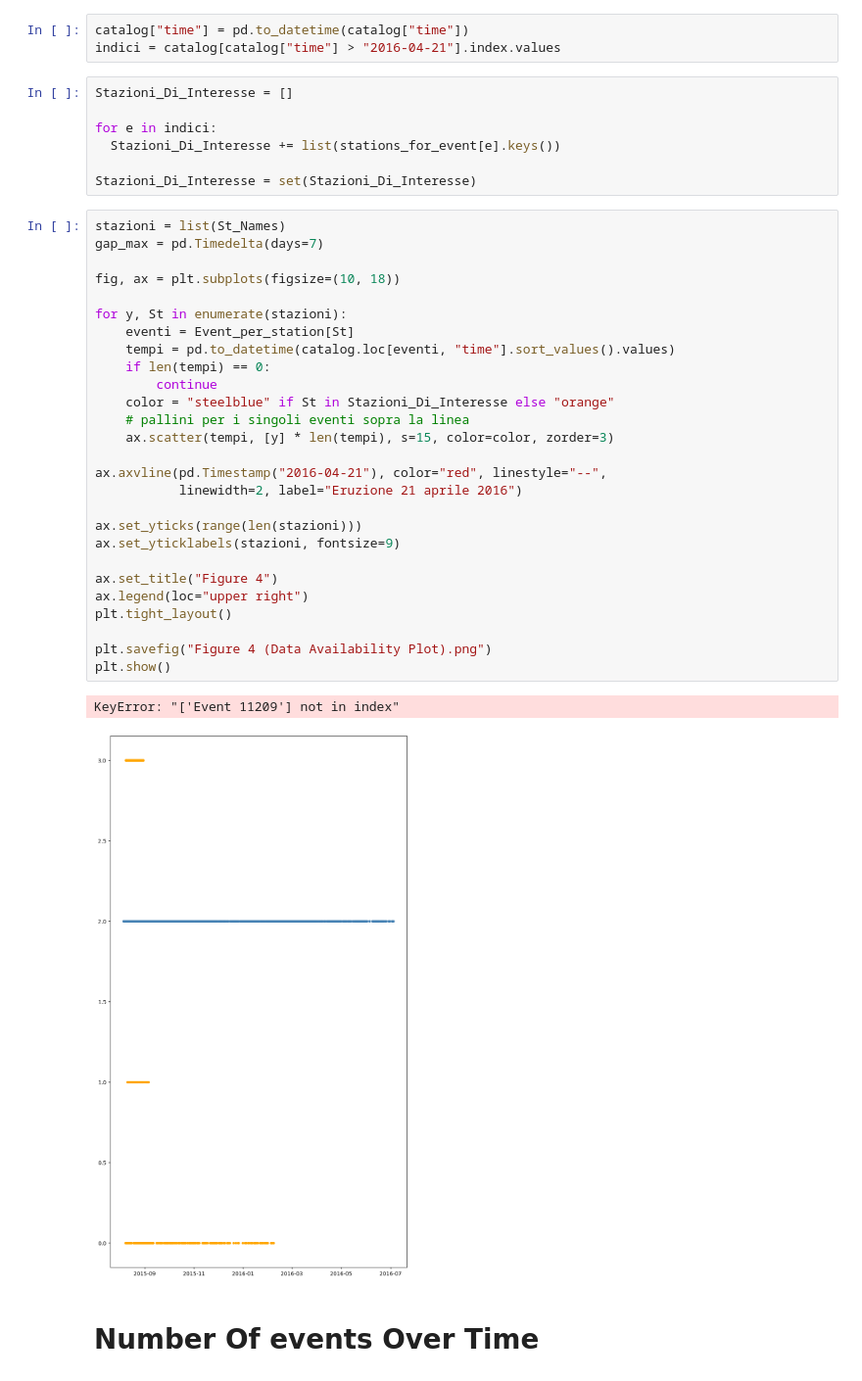
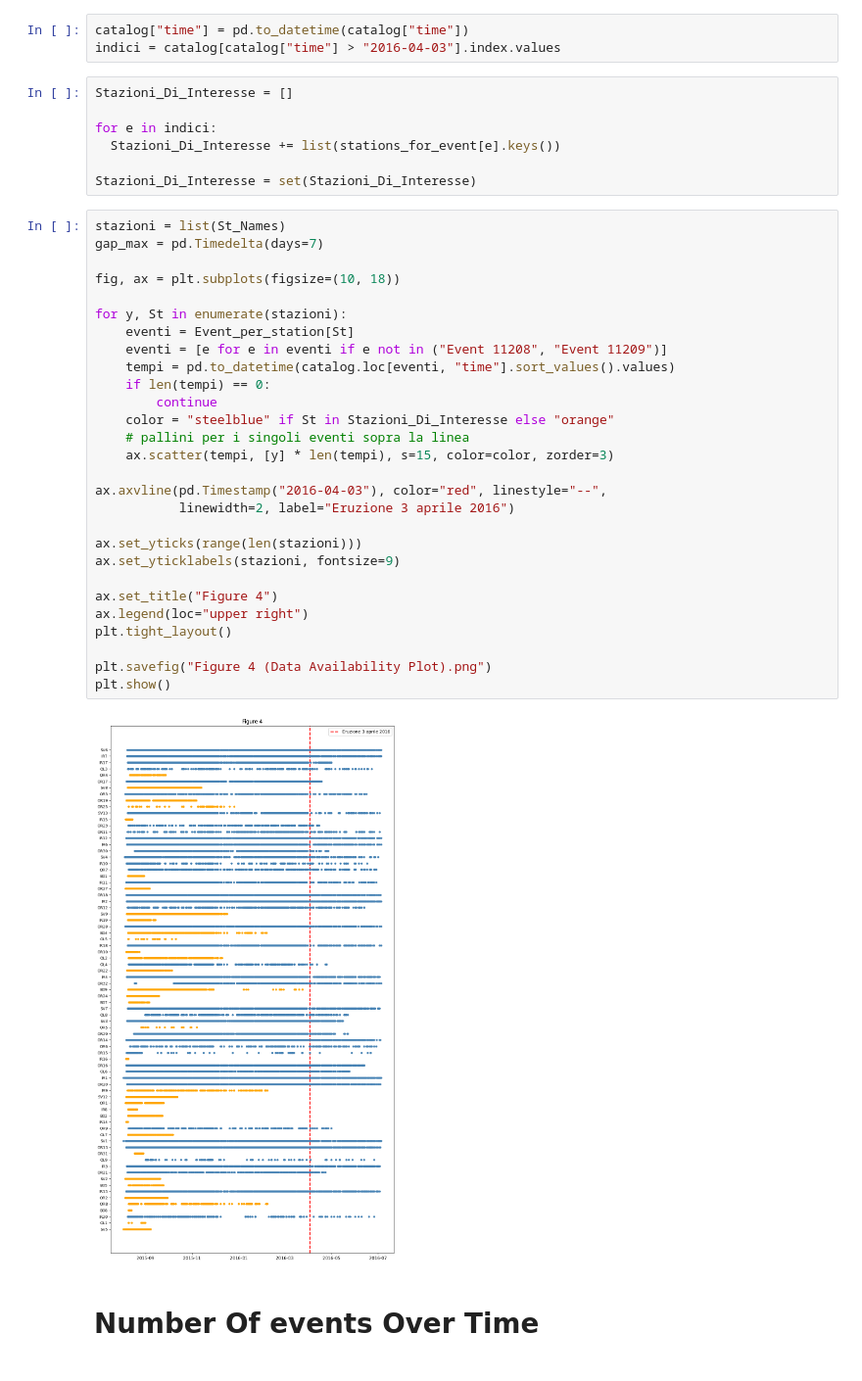
Before and after one commit to Mpinaz/Thesis, a Jupyter notebook: Plots_of_Catalog.ipynb, the cells around one changed output. Shown at 98% size. Saved outputs shown, nothing was run; the diff lists cells and outputs as text.

```diff
--- a/Plots_of_Catalog.ipynb
+++ b/Plots_of_Catalog.ipynb
@@ -159,7 +145,7 @@ with open("/content/Thesis/KVG_phase_data.txt", "r", encoding="UTF-8") as f:
 list_St = list(St_Names)
 # %%
 catalog["time"] = pd.to_datetime(catalog["time"])
-indici = catalog[catalog["time"] > "2016-04-21"].index.values
+indici = catalog[catalog["time"] > "2016-04-03"].index.values
 # %%
 Stazioni_Di_Interesse = []
 
@@ -170,33 +156,33 @@ Stazioni_Di_Interesse = set(Stazioni_Di_Interesse)
 # %%
 stazioni = list(St_Names)
 gap_max = pd.Timedelta(days=7)
 
 fig, ax = plt.subplots(figsize=(10, 18))
 
 for y, St in enumerate(stazioni):
     eventi = Event_per_station[St]
+    eventi = [e for e in eventi if e not in ("Event 11208", "Event 11209")]
     tempi = pd.to_datetime(catalog.loc[eventi, "time"].sort_values().values)
     if len(tempi) == 0:
         continue
     color = "steelblue" if St in Stazioni_Di_Interesse else "orange"
     # pallini per i singoli eventi sopra la linea
     ax.scatter(tempi, [y] * len(tempi), s=15, color=color, zorder=3)
 
-ax.axvline(pd.Timestamp("2016-04-21"), color="red", linestyle="--",
-           linewidth=2, label="Eruzione 21 aprile 2016")
+ax.axvline(pd.Timestamp("2016-04-03"), color="red", linestyle="--",
+           linewidth=2, label="Eruzione 3 aprile 2016")
 
 ax.set_yticks(range(len(stazioni)))
 ax.set_yticklabels(stazioni, fontsize=9)
 
 ax.set_title("Figure 4")
 ax.legend(loc="upper right")
 plt.tight_layout()
 
 plt.savefig("Figure 4 (Data Availability Plot).png")
 plt.show()
 # %% [output]
-KeyError: "['Event 11209'] not in index"
-[figure, old version]
+[figure, new version]
 # %% [markdown]
 # Number Of events Over Time
 # %%
```
Also changed, not shown: parts of 19 cells of this notebook.
